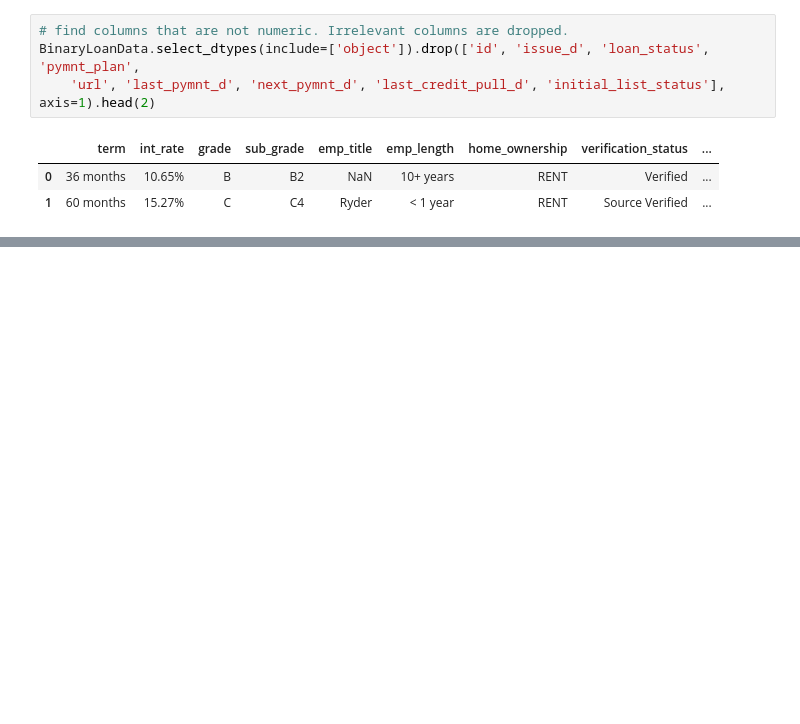
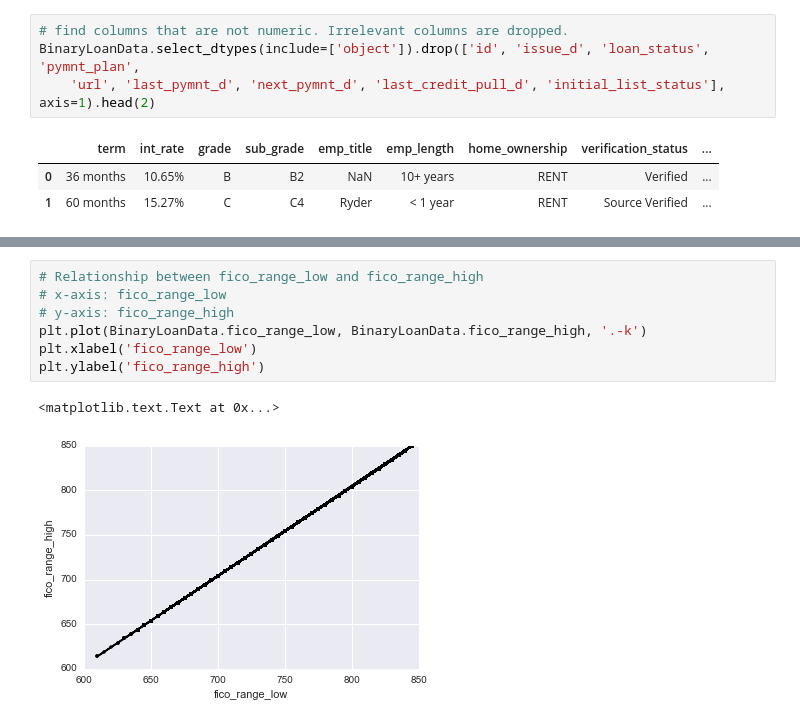
Before and after one commit to azizahmedkhan/udacity-ml-capstone, a Jupyter notebook: capstone_report.ipynb, the cells around one changed output, grey strips where cells are left out. Cells and saved outputs as stored; diff of their text form; blank space fills up the shorter version.

```diff
--- a/capstone_report.ipynb
+++ b/capstone_report.ipynb
@@ -222,0 +238,10 @@ The rest of columns contain categorical variables, text data, and variables that
+# %%
+# Relationship between fico_range_low and fico_range_high
+# x-axis: fico_range_low
+# y-axis: fico_range_high
+plt.plot(BinaryLoanData.fico_range_low, BinaryLoanData.fico_range_high, '.-k')
+plt.xlabel('fico_range_low')
+plt.ylabel('fico_range_high')
+# %% [output]
+<matplotlib.text.Text at 0x...>
+[figure, added]
```
Also changed, not shown: parts of 10 cells of this notebook.
